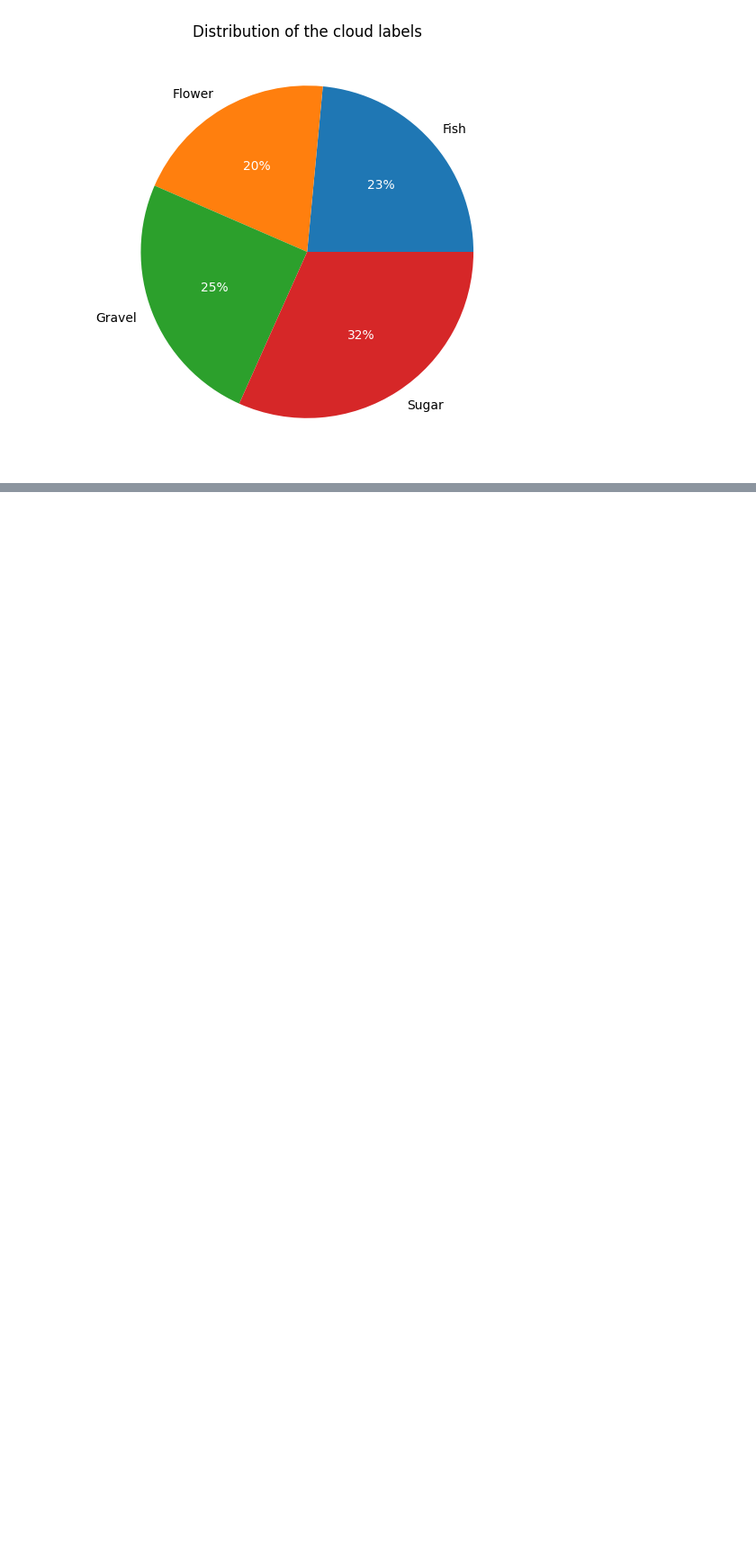
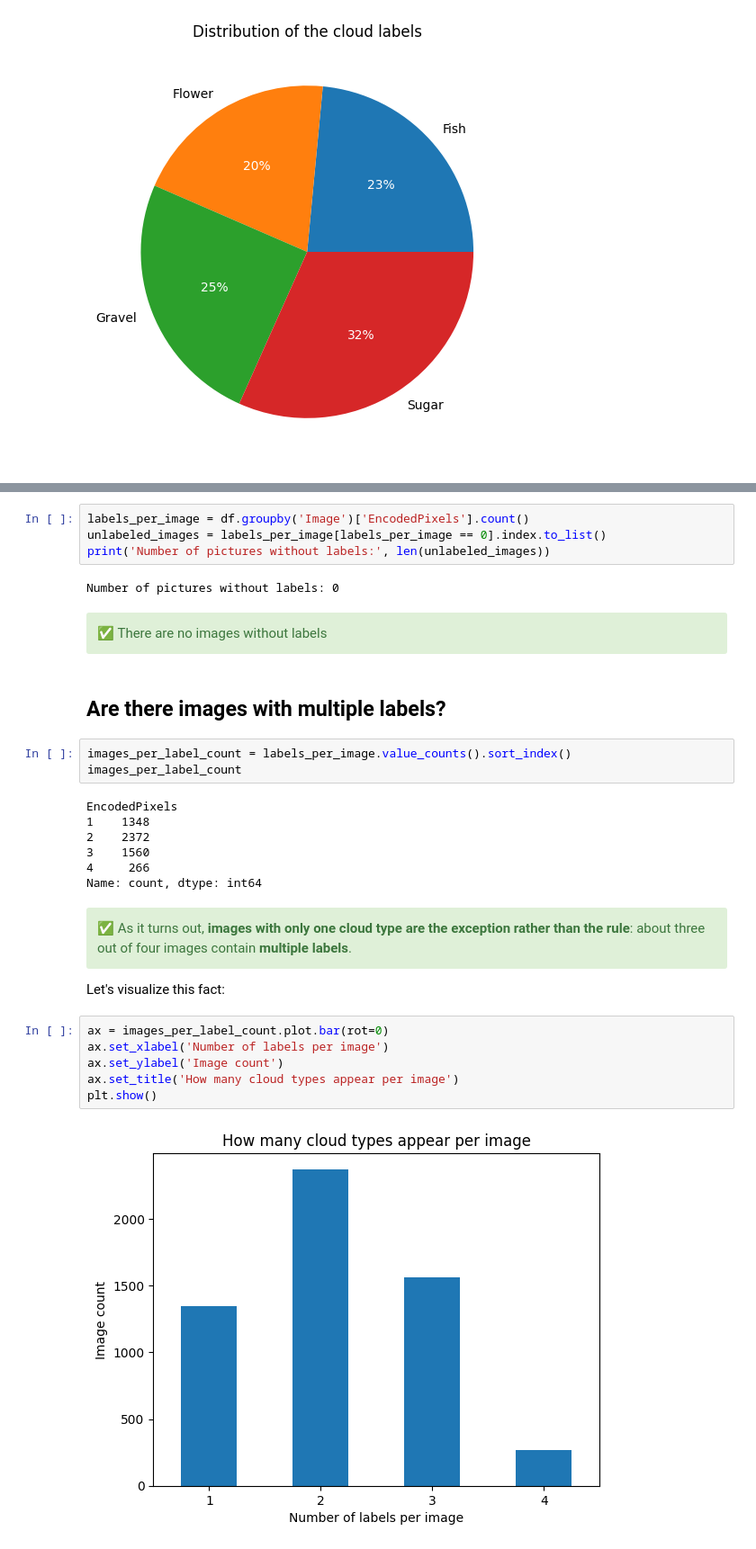
Before and after one commit to YOHANCOHENCODES/jun26_bcds_cloud_segmentation, a Jupyter notebook: notebooks/1.0-rosner-data-exploration.ipynb, the cells around one changed output, grey strips where cells are left out. Shown at 90% size. Cells and saved outputs as stored; diff of their text form; blank space fills up the shorter version.

Commit message:
Added analyzis about the labels per image

```diff
--- a/notebooks/1.0-rosner-data-exploration.ipynb
+++ b/notebooks/1.0-rosner-data-exploration.ipynb
@@ -114,0 +120,32 @@ Sugar has a much larger share than the others, which have fairly similar shares
+# %%
+labels_per_image = df.groupby('Image')['EncodedPixels'].count()
+unlabeled_images = labels_per_image[labels_per_image == 0].index.to_list()
+print('Number of pictures without labels:', len(unlabeled_images))
+# %% [output]
+Number of pictures without labels: 0
+# %% [markdown]
+<div class="alert alert-success">✅ There are no images without labels</div>
+# %% [markdown]
+## Are there images with multiple labels?
+# %%
+images_per_label_count = labels_per_image.value_counts().sort_index()
+images_per_label_count
+# %% [output]
+EncodedPixels
+1    1348
+2    2372
+3    1560
+4     266
+Name: count, dtype: int64
+# %% [markdown]
+<div class="alert alert-success">✅ As it turns out, <b>images with only one cloud type are the exception rather than the rule</b>: about three out of four images contain <b>multiple labels</b>.</div>
+
+Let's visualize this fact:
+# %%
+ax = images_per_label_count.plot.bar(rot=0)
+ax.set_xlabel('Number of labels per image')
+ax.set_ylabel('Image count')
+ax.set_title('How many cloud types appear per image')
+plt.show()
+# %% [output]
+[figure, added]
```
Also changed, not shown: parts of 6 cells of this notebook.
